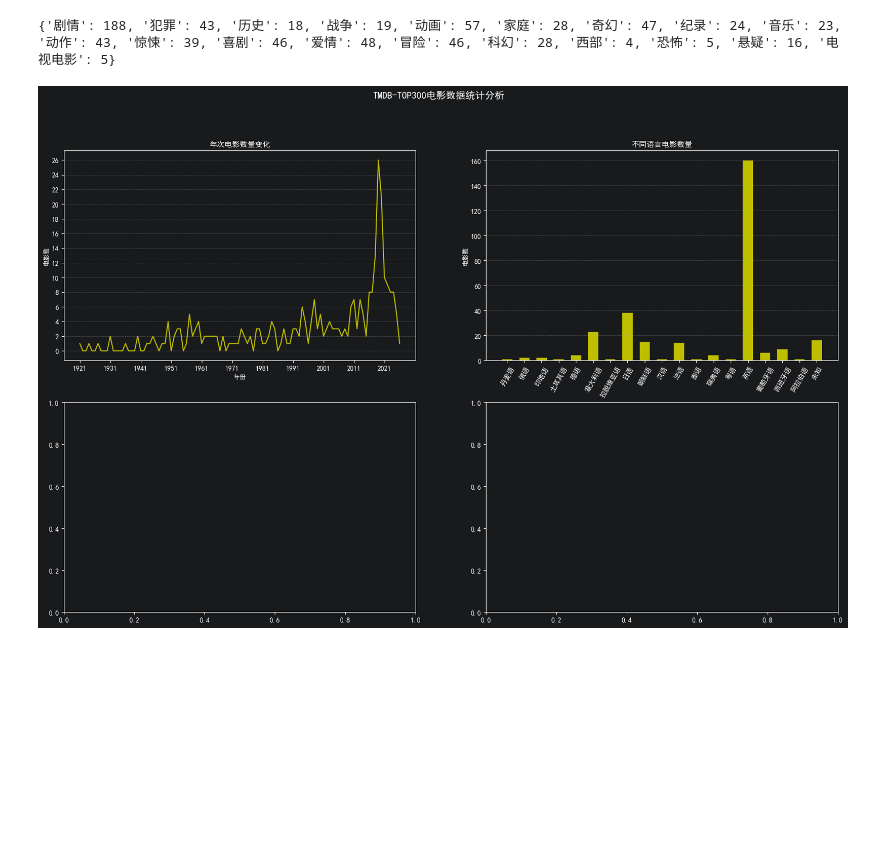
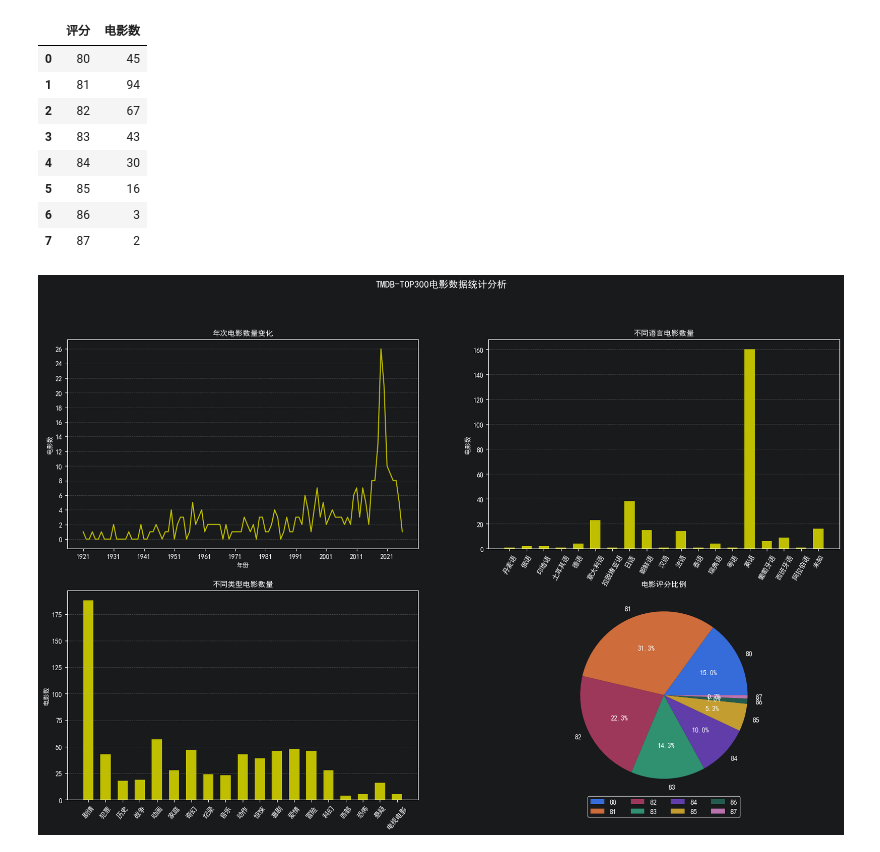
Before and after one commit to Sean-Allen1020/Python_Learning_Note, a Jupyter notebook: python-code/python01/04章-数据分析/实战案例/Top评分电影数据分析.ipynb, the cells around one changed output. Drawn from its saved outputs; the diff is of its cells as text; code cells hidden in the pictures; blank space fills up the shorter version.

```diff
--- a/python-code/python01/04章-数据分析/实战案例/Top评分电影数据分析.ipynb
+++ b/python-code/python01/04章-数据分析/实战案例/Top评分电影数据分析.ipynb
@@ -57,42 +57,60 @@ mask_bad = (
 )
 df_lang_count_check.loc[mask_bad, "语言"] = "未知"
 
 # 获取修复后的数据
 df_lang_count = df_lang_count_check.groupby("语言")["电影数"].sum()
 # 将未知的行移到最后
 df_lang_count = pd.concat(
     [df_lang_count[df_lang_count.index != "未知"],
      df_lang_count[df_lang_count.index == "未知"]])
 
 ## 绘制图表
 axe2.bar(df_lang_count.index, df_lang_count.values, color="y", width=0.6)
 # 设置图表
 axe2.set_title("不同语言电影数量", fontsize=11)
 axe2.set_ylabel("电影数", fontsize=9)
 # 设置刻度
 axe2.tick_params(axis="x", rotation=60)
 axe2.set_yticks([count for count in range(0, max(df_lang_count.values) + 5, 20)]) # 5没有意义，只是为了使最大值有多余空间
 # 设置网格
 axe2.grid(axis="y", ls="--", alpha=0.4)
 
 
 # 需求3：统计对比不同类型电影数量。（柱状图）
-# df_genre_count = df['类型'].value_counts()
-# total_genres = df_genre_count.index.tolist()
-# temp = total_genres.copy()
-# for big_genre in total_genres:
-#     if "," in big_genre:
-#         temp.remove(big_genre)
-#         temp.extend(big_genre.split(", "))
-# print(set(temp))
-
+# 统计单个类型的电影数量
 genre_count = {}
 for genres in df['类型']:
     for genre in genres.split(", "):
         genre = genre.strip()
         genre_count[genre] = genre_count.get(genre, 0) + 1
+# 绘制图表
+axe3.bar(genre_count.keys(), genre_count.values(), color="y", width=0.6)
+# 设置图表
+axe3.set_title("不同类型电影数量", fontsize=11)
+axe3.set_ylabel("电影数", fontsize=9)
+axe3.tick_params(axis="x", rotation=50)
+axe3.grid(axis="y", ls="--", alpha=0.4)
 
-print(genre_count)
+
+# 需求4：统计对比各个电影评分的比例。（饼状图）
+# 统计评分比例
+df_rating_count = df.groupby("评分")["评分"].count().reset_index(name="电影数")
+# 合并占比小于10%的评分
+df_rating_count = pd.concat([df_rating_count[df_rating_count['电影数'] / df_rating_count['电影数'].sum() >= 0.1],
+                            df_rating_count[df_rating_count['电影数'] / df_rating_count['电影数'].sum() < 0.1]])
+
+# 绘制图表
+axe4.pie(df_rating_count["电影数"], labels=df_rating_count["评分"], autopct="%1.1f%%")
+axe4.legend(loc="lower center", ncol=4, bbox_to_anchor=(0.5, -0.1),)
+axe4.set_title("电影评分比例", fontsize=11)
 # %% [output]
-{'剧情': 188, '犯罪': 43, '历史': 18, '战争': 19, '动画': 57, '家庭': 28, '奇幻': 47, '纪录': 24, '音乐': 23, '动作': 43, '惊悚': 39, '喜剧': 46, '爱情': 48, '冒险': 46, '科幻': 28, '西部': 4, '恐怖': 5, '悬疑': 16, '电视电影': 5}
+|  | 评分 | 电影数 |
+| 0 | 80 | 45 |
+| 1 | 81 | 94 |
+| 2 | 82 | 67 |
+| 3 | 83 | 43 |
+| 4 | 84 | 30 |
+| 5 | 85 | 16 |
+| 6 | 86 | 3 |
+| 7 | 87 | 2 |
-[figure, old version]
+[figure, new version]
```
Also changed, not shown: 1 other file.
